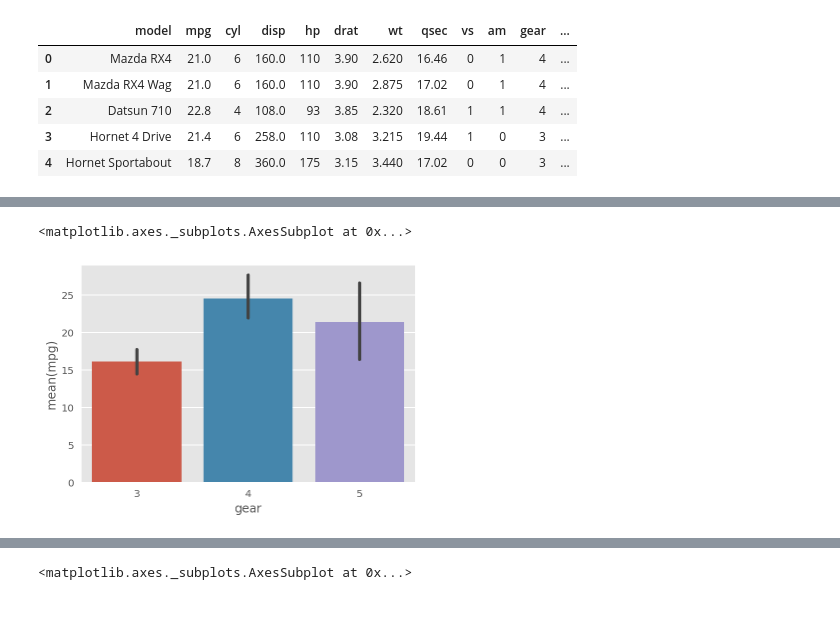
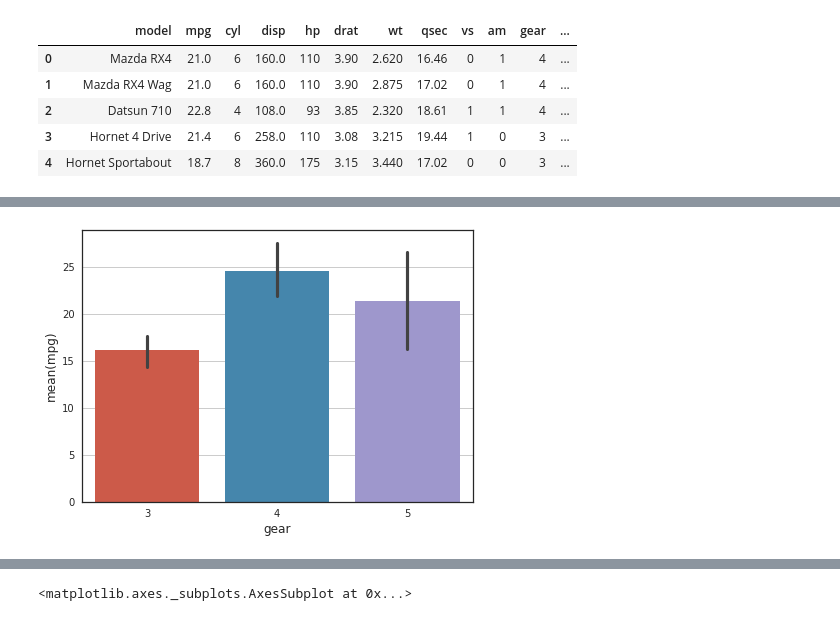
Before and after one commit to stuartzong/notebook, a Jupyter notebook: new_pandas_study.ipynb, the cells around one changed output, grey strips where cells are left out. Cells and saved outputs as stored; diff of their text form; code cells hidden in the pictures.

```diff
--- a/new_pandas_study.ipynb
+++ b/new_pandas_study.ipynb
@@ -528,0 +502,12 @@ pass
+# %%
+f = '/home/szong/projects/development/notebooks/test.csv'
+df.to_csv(f, index=False)
+df = pd.read_csv(f)
+
+# scatter plot
+with plt.style.context("seaborn-whitegrid"):
+    plt.rcParams["axes.edgecolor"] = "0.15"
+    plt.rcParams["axes.linewidth"]  = 1.25
+    fig = plt.figure(facecolor='w')
+    plt.scatter(x = 'wt', y = 'mpg', data = df)
+    pass
@@ -529,5 +516,9 @@ pass
 # %%
 # line plot
-plt.plot('wt', 'mpg', '-o', data = df.sort_values('wt'))
-pass
+with plt.style.context("seaborn-whitegrid"):
+    plt.rcParams["axes.edgecolor"] = "0.15"
+    plt.rcParams["axes.linewidth"]  = 1.25
+    fig = plt.figure(facecolor='w')
+    plt.plot('wt', 'mpg', '-o', data = df.sort_values('wt'))
+    pass
 # %% [output]
@@ -536,5 +526,9 @@ pass
 # %%
 # Linear regression
-sns.regplot('wt', 'mpg', data = df)
-pass
+with plt.style.context("seaborn-whitegrid"):
+    plt.rcParams["axes.edgecolor"] = "0.15"
+    plt.rcParams["axes.linewidth"]  = 1.25
+    fig = plt.figure(facecolor='w')
+    sns.regplot('wt', 'mpg', data = df)
+    pass
 # %% [output]
@@ -543,4 +536,8 @@ pass
 # %%
 # Non-parametric regression
-sns.regplot('wt', 'mpg', data = df, lowess = True,)
-pass
+with plt.style.context("seaborn-whitegrid"):
+    plt.rcParams["axes.edgecolor"] = "0.15"
+    plt.rcParams["axes.linewidth"]  = 1.25
+    fig = plt.figure(facecolor='w')
+    sns.regplot('wt', 'mpg', data = df, lowess = True,)
+    pass
@@ -547,7 +546,10 @@ pass
 # %%
 # Swarm plot
-sns.barplot('gear', 'mpg', data = df)
-pass
+with plt.style.context("seaborn-whitegrid"):
+    plt.rcParams["axes.edgecolor"] = "0.15"
+    plt.rcParams["axes.linewidth"]  = 1.25
+    fig = plt.figure(facecolor='w')
+    sns.barplot('gear', 'mpg', data = df)
+    pass
 # %% [output]
-<matplotlib.axes._subplots.AxesSubplot at 0x...>
-[figure, old version]
+[figure, new version]
```
Also changed, not shown: parts of 33 cells of this notebook, 8 other files.
